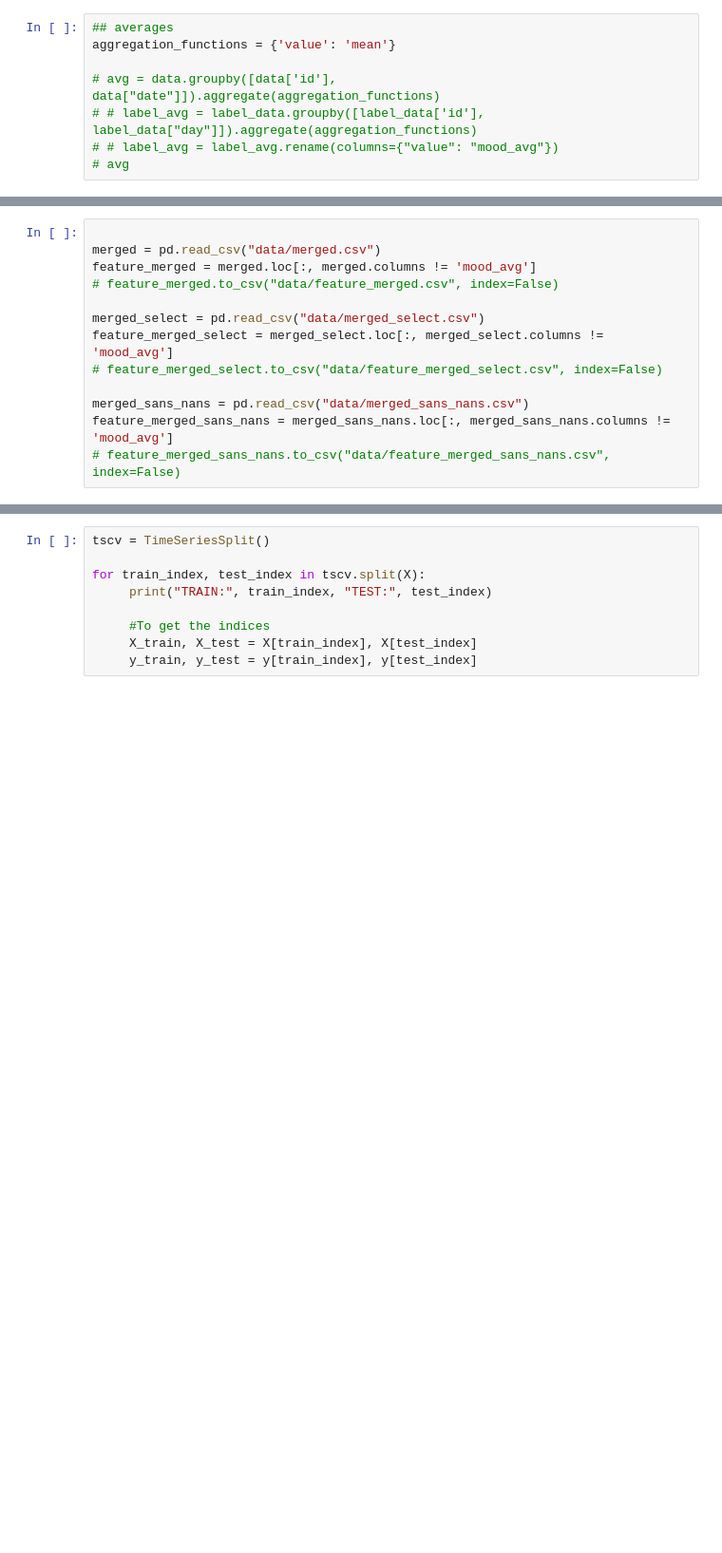
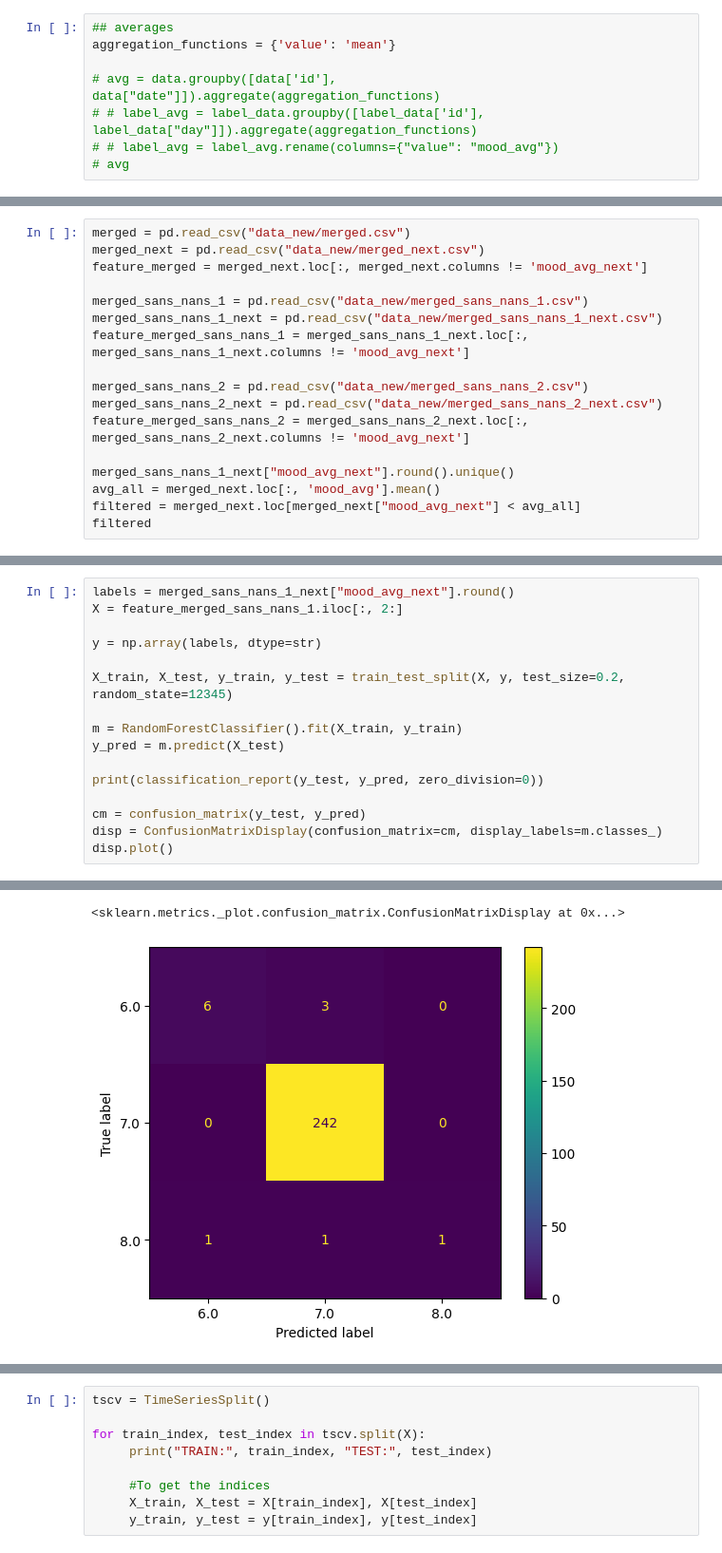
Before and after one commit to Zainab-am/Data-Mining-For-The-Girls, a Jupyter notebook: data_prep.ipynb, the cells around one changed output, grey strips where cells are left out. Shown at 95% size. Cells and saved outputs as stored; diff of their text form; blank space fills up the shorter version.

```diff
--- a/data_prep.ipynb
+++ b/data_prep.ipynb
@@ -283,13 +363,17 @@ plt.show()
 # %%
+merged = pd.read_csv("data_new/merged.csv")
+merged_next = pd.read_csv("data_new/merged_next.csv")
+feature_merged = merged_next.loc[:, merged_next.columns != 'mood_avg_next']
 
-merged = pd.read_csv("data/merged.csv")
-feature_merged = merged.loc[:, merged.columns != 'mood_avg']
-# feature_merged.to_csv("data/feature_merged.csv", index=False)
+merged_sans_nans_1 = pd.read_csv("data_new/merged_sans_nans_1.csv")
+merged_sans_nans_1_next = pd.read_csv("data_new/merged_sans_nans_1_next.csv")
+feature_merged_sans_nans_1 = merged_sans_nans_1_next.loc[:, merged_sans_nans_1_next.columns != 'mood_avg_next']
 
-merged_select = pd.read_csv("data/merged_select.csv")
-feature_merged_select = merged_select.loc[:, merged_select.columns != 'mood_avg']
-# feature_merged_select.to_csv("data/feature_merged_select.csv", index=False)
+merged_sans_nans_2 = pd.read_csv("data_new/merged_sans_nans_2.csv")
+merged_sans_nans_2_next = pd.read_csv("data_new/merged_sans_nans_2_next.csv")
+feature_merged_sans_nans_2 = merged_sans_nans_2_next.loc[:, merged_sans_nans_2_next.columns != 'mood_avg_next']
 
-merged_sans_nans = pd.read_csv("data/merged_sans_nans.csv")
-feature_merged_sans_nans = merged_sans_nans.loc[:, merged_sans_nans.columns != 'mood_avg']
-# feature_merged_sans_nans.to_csv("data/feature_merged_sans_nans.csv", index=False)
+merged_sans_nans_1_next["mood_avg_next"].round().unique()
+avg_all = merged_next.loc[:, 'mood_avg'].mean()
+filtered = merged_next.loc[merged_next["mood_avg_next"] < avg_all]
+filtered
@@ -341,0 +428,17 @@ weighted avg       0.51      0.50      0.50       212
+# %%
+labels = merged_sans_nans_1_next["mood_avg_next"].round()
+X = feature_merged_sans_nans_1.iloc[:, 2:]
+
+y = np.array(labels, dtype=str)
+
+X_train, X_test, y_train, y_test = train_test_split(X, y, test_size=0.2, random_state=12345)
+
+m = RandomForestClassifier().fit(X_train, y_train)
+y_pred = m.predict(X_test)
+
+print(classification_report(y_test, y_pred, zero_division=0))
+
+cm = confusion_matrix(y_test, y_pred)
+disp = ConfusionMatrixDisplay(confusion_matrix=cm, display_labels=m.classes_)
+disp.plot()
+# %% [output]
@@ -341,0 +454,2 @@ weighted avg       0.51      0.50      0.50       212
+<sklearn.metrics._plot.confusion_matrix.ConfusionMatrixDisplay at 0x...>
+[figure, added]
```
Also changed, not shown: parts of 16 cells of this notebook, 7 other files.
